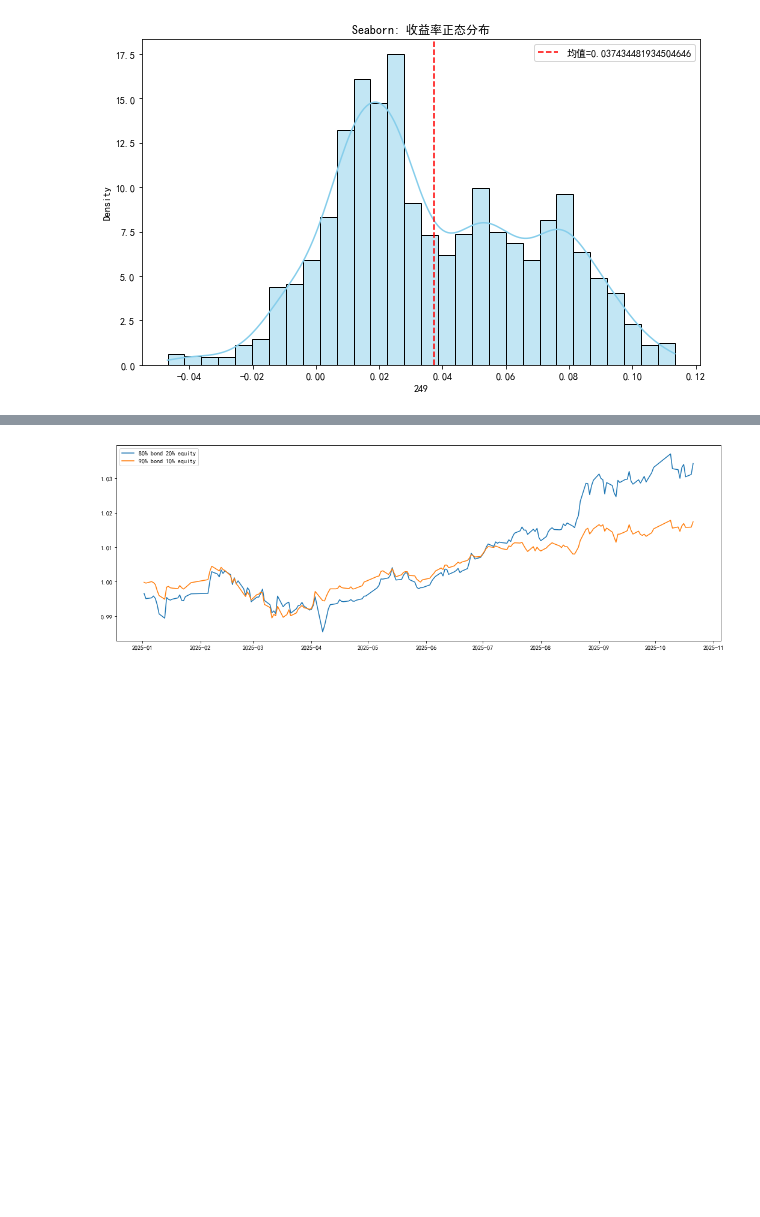
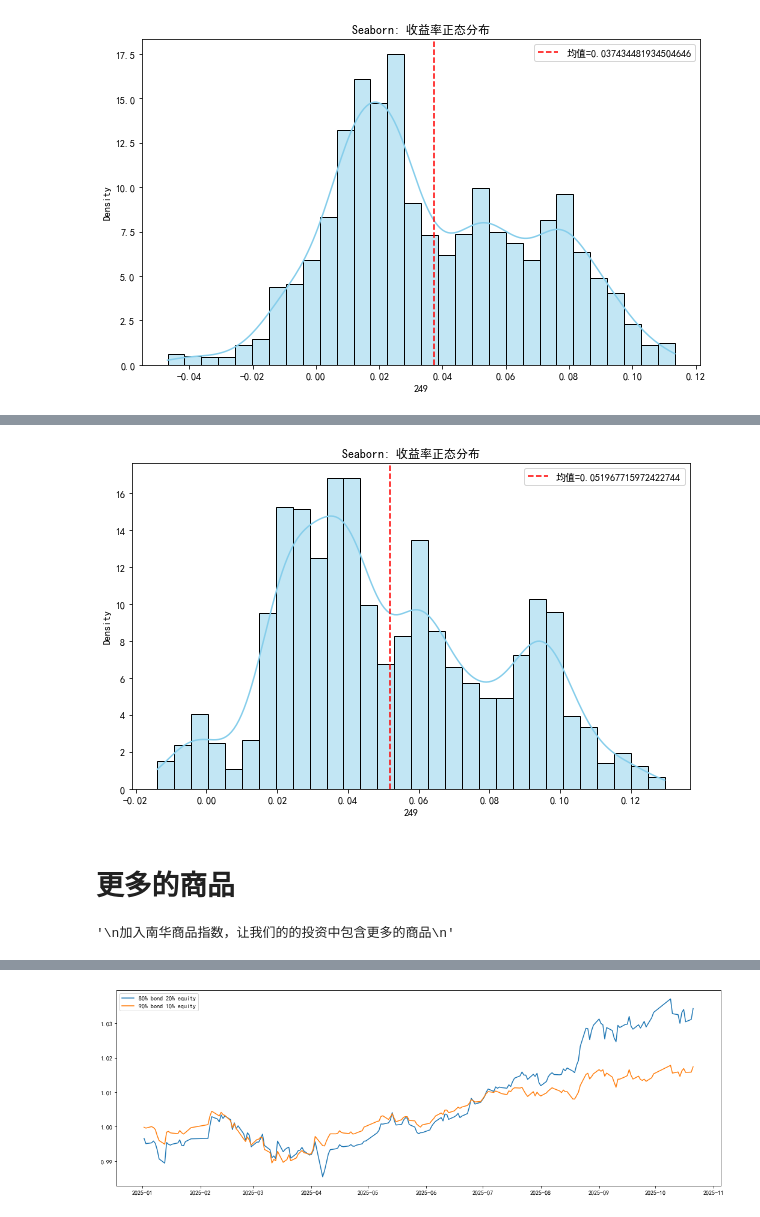
Before and after one commit to nurhachar-sibei/-----, a Jupyter notebook: 低利率时代投资研究.ipynb, the cells around one changed output, grey strips where cells are left out. Drawn from its saved outputs; the diff is of its cells as text; code cells hidden in the pictures; blank space fills up the shorter version.

```diff
--- a/低利率时代投资研究.ipynb
+++ b/低利率时代投资研究.ipynb
@@ -165,0 +285,19 @@ plt.show()
+# %%
+import seaborn as sns
+ret_oneyear = (pv_rolling.iloc[-1,:]-1)
+plt.figure(figsize=(10, 6))
+sns.histplot(ret_oneyear, kde=True, bins=30, stat='density', color='skyblue')
+plt.axvline(ret_oneyear.mean(), color='red', linestyle='--', label=f'均值={ret_oneyear.mean()}')
+plt.title('Seaborn: 收益率正态分布')
+plt.legend()
+plt.show()
+# %% [output]
+[figure, added]
+# %% [markdown]
+# 更多的商品
+# %%
+'''
+加入南华商品指数，让我们的的投资中包含更多的商品
+'''
+# %% [output]
+'\n加入南华商品指数，让我们的的投资中包含更多的商品\n'
```
Also changed, not shown: parts of 35 cells of this notebook, 1 other file.
